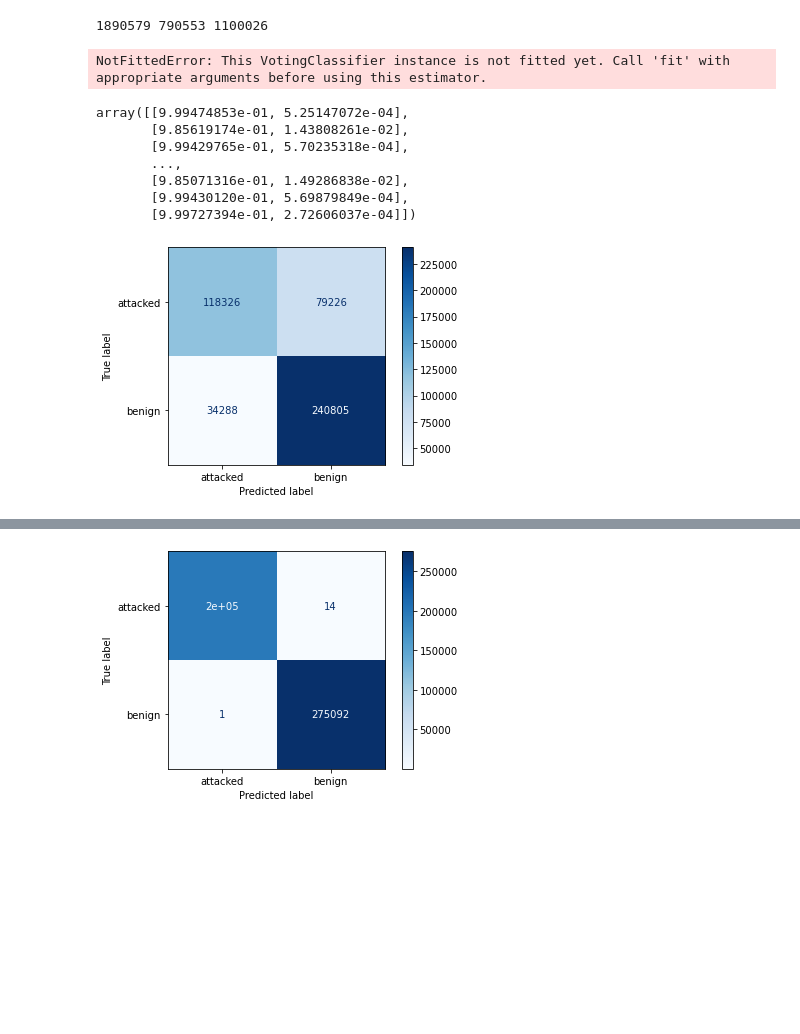
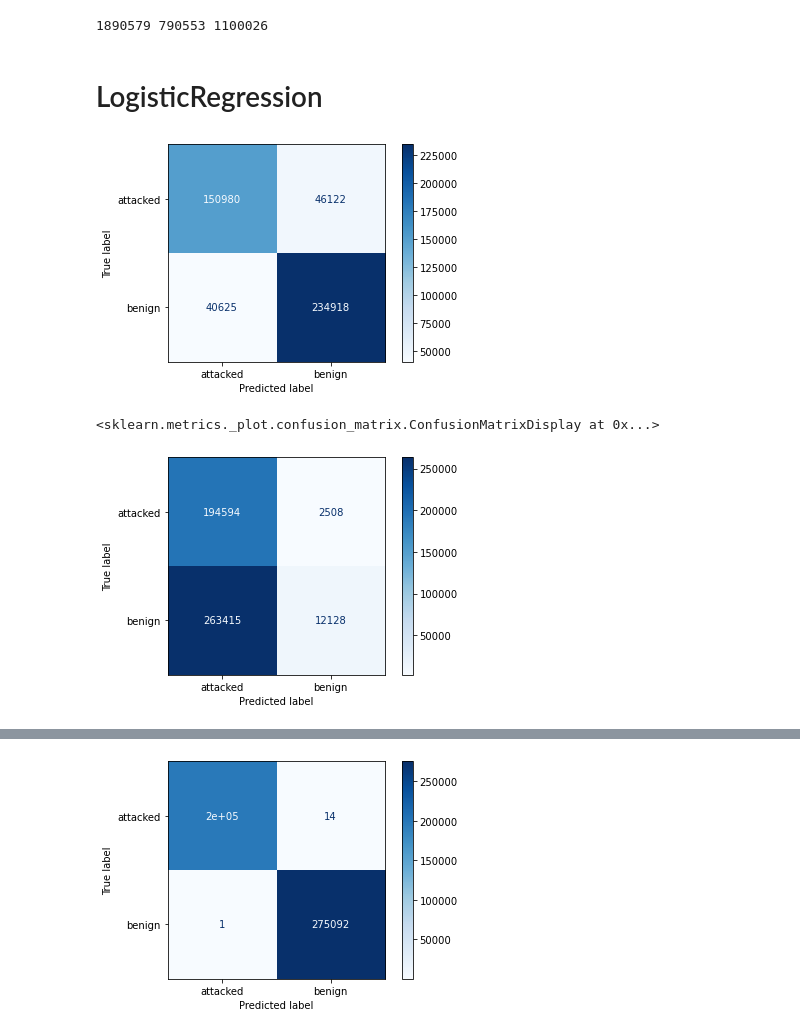
Before and after one commit to hykhhijk/Packet-classifier, a Jupyter notebook: Packet_classifier.ipynb, the cells around one changed output, grey strips where cells are left out. Saved outputs shown, nothing was run; the diff lists cells and outputs as text; code cells hidden in the pictures; blank space fills up the shorter version.

```diff
--- a/Packet_classifier.ipynb
+++ b/Packet_classifier.ipynb
@@ -328,42 +328,32 @@ from sklearn.metrics import confusion_matrix, plot_confusion_matrix
 labels = ["attacked", "benign"]
 # %%
 X_train, X_valid, y_train, y_valid = train_test_split(X,y, test_size=0.25)
-# %%
-model_list=[]
-for i in X_flooding:
-    model = LogisticRegression(w)
-    X_train_classified, X_valid_classified, y_train_classified, y_valid_classified = train_test_split(X_flooding[i],y_flooding[i], test_size=0.25)
-    model.fit(X_train_classified, y_train_classified)
-    model_list.append(model)
-voting_logistic = VotingClassifier(estimators=[("syn_flooding", model_list[0]),("ackflooding", model_list[1]),
-                                              ("http_flooding", model_list[2]),("udp_flooding", model_list[3]),])
-plot = plot_confusion_matrix(voting_logistic, X_valid, y_valid, display_labels=labels, cmap=plt.cm.Blues)
-# %% [output]
-NotFittedError: This VotingClassifier instance is not fitted yet. Call 'fit' with appropriate arguments before using this estimator.
-# %%
-model_list[0].predict_proba(X_valid)
-# %% [output]
-array([[9.99474853e-01, 5.25147072e-04],
-       [9.85619174e-01, 1.43808261e-02],
-       [9.99429765e-01, 5.70235318e-04],
-       ...,
-       [9.85071316e-01, 1.49286838e-02],
-       [9.99430120e-01, 5.69879849e-04],
-       [9.99727394e-01, 2.72606037e-04]])
-# %%
-model_list=[]
-for i in X_flooding:
-    model = LogisticRegression()
-    X_train_classified, X_valid_classified, y_train_classified, y_valid_classified = train_test_split(X_flooding[i],y_flooding[i], test_size=0.25)
-    model.fit(X_train_classified, y_train_classified)
-    model_list.append(model)
-voting_logistic = VotingClassifier(estimators=[("syn_flooding", model_list[0]),("ackflooding", model_list[1]),
-                                              ("http_flooding", model_list[2]),("udp_flooding", model_list[3]),])
-plot = plot_confusion_matrix(model_logistic, X_valid, y_valid, display_labels=labels, cmap=plt.cm.Blues)
-# %%
-###max_iter
-model_logistic = LogisticRegression()
-model_logistic.fit(X_train, y_train)
-plot = plot_confusion_matrix(model_logistic, X_valid, y_valid, display_labels=labels, cmap=plt.cm.Blues)
-# %% [output]
-[figure, removed]
+# %% [markdown]
+# LogisticRegression
+# %%
+model = LogisticRegression(warm_start=True)
+for i in X_flooding:
+    X_train_classified, X_valid_classified, y_train_classified, y_valid_classified = train_test_split(X_flooding[i],y_flooding[i], test_size=0.25)
+    model.fit(X_train_classified, y_train_classified)
+plot = plot_confusion_matrix(model, X_valid, y_valid, display_labels=labels, cmap=plt.cm.Blues)
+# %% [output]
+[figure, added]
+# %%
+pred_list = []
+pred_sum=[]
+for i in X_flooding:
+    model = LogisticRegression()
+    X_train_classified, X_valid_classified, y_train_classified, y_valid_classified = train_test_split(X_flooding[i],y_flooding[i], test_size=0.25)
+    model.fit(X_train_classified, y_train_classified)
+    pred_list.append(model.predict(X_valid))
+pred_sum = np.zeros(pred_list[0].shape)
+for i in range(len(pred_list)):
+    pred_sum += pred_list[i]
+
+pred = pred_sum>1
+cm = confusion_matrix(y_valid, pred, labels=[0,1])
+disp = ConfusionMatrixDisplay(confusion_matrix=cm, display_labels=labels)
+disp.plot(cmap=plt.cm.Blues)
+# %% [output]
+<sklearn.metrics._plot.confusion_matrix.ConfusionMatrixDisplay at 0x...>
+[figure, added]
```
Also changed, not shown: parts of 47 cells of this notebook.
